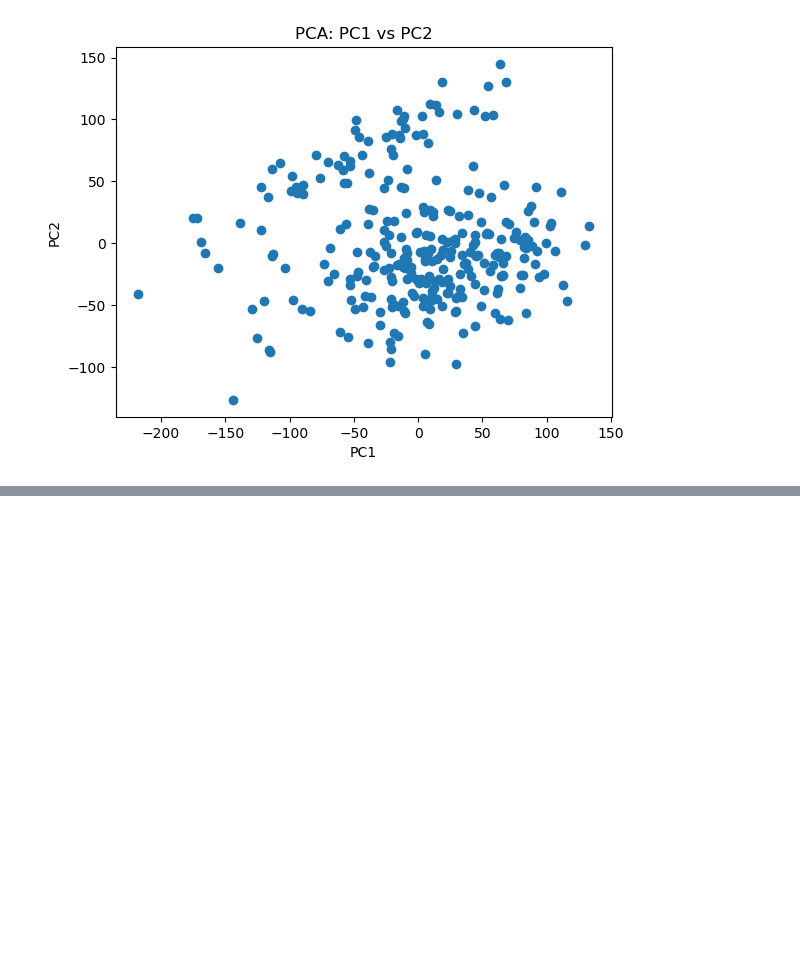
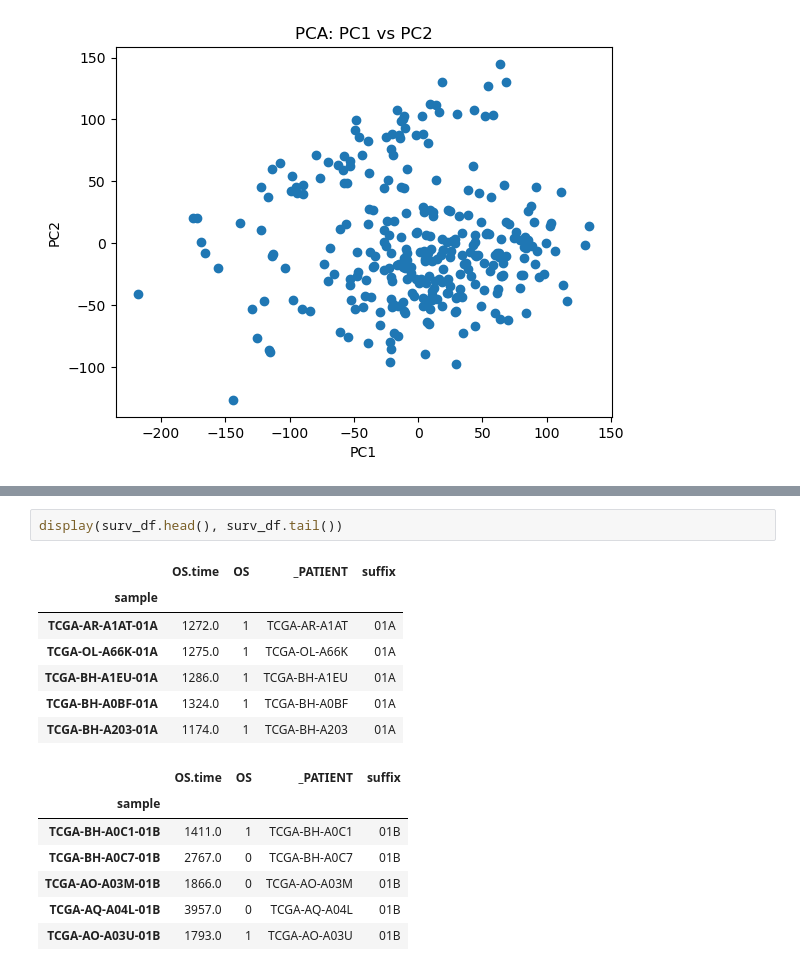
Before and after one commit to dpolioudakis/tcga-multimodal-survival, a Jupyter notebook: notebooks/01_data_prep.ipynb, the cells around one changed output, grey strips where cells are left out. Cells and saved outputs as stored; diff of their text form; blank space fills up the shorter version.

```diff
--- a/notebooks/01_data_prep.ipynb
+++ b/notebooks/01_data_prep.ipynb
@@ -1209 +1217,18 @@ rna_df
+# %%
+display(surv_df.head(), surv_df.tail())
+# %% [output]
+|  | OS.time | OS | _PATIENT | suffix |
+| sample |  |  |  |  |
+| TCGA-AR-A1AT-01A | 1272.0 | 1 | TCGA-AR-A1AT | 01A |
+| TCGA-OL-A66K-01A | 1275.0 | 1 | TCGA-OL-A66K | 01A |
+| TCGA-BH-A1EU-01A | 1286.0 | 1 | TCGA-BH-A1EU | 01A |
+| TCGA-BH-A0BF-01A | 1324.0 | 1 | TCGA-BH-A0BF | 01A |
+| TCGA-BH-A203-01A | 1174.0 | 1 | TCGA-BH-A203 | 01A |
+|  | OS.time | OS | _PATIENT | suffix |
+| sample |  |  |  |  |
+| TCGA-BH-A0C1-01B | 1411.0 | 1 | TCGA-BH-A0C1 | 01B |
+| TCGA-BH-A0C7-01B | 2767.0 | 0 | TCGA-BH-A0C7 | 01B |
+| TCGA-AO-A03M-01B | 1866.0 | 0 | TCGA-AO-A03M | 01B |
+| TCGA-AQ-A04L-01B | 3957.0 | 0 | TCGA-AQ-A04L | 01B |
+| TCGA-AO-A03U-01B | 1793.0 | 1 | TCGA-AO-A03U | 01B |
 # %%
```
Also changed, not shown: parts of 10 cells of this notebook, 5 other files.
